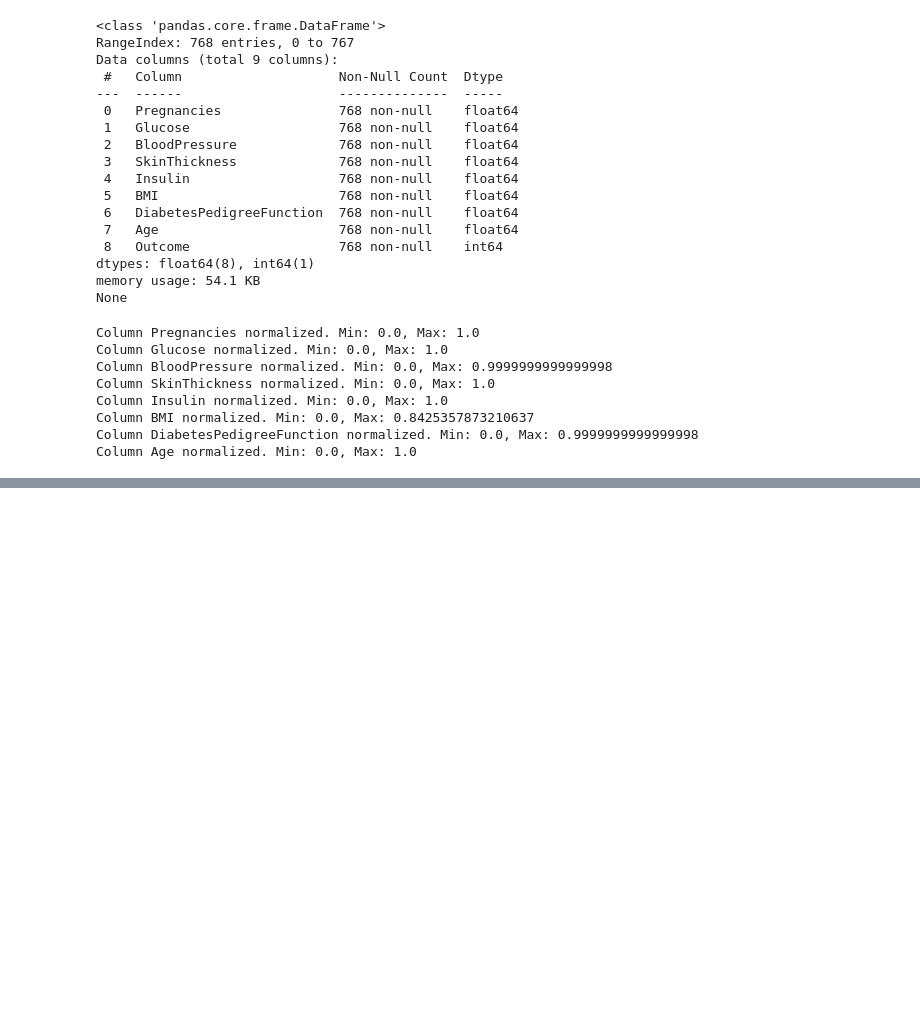
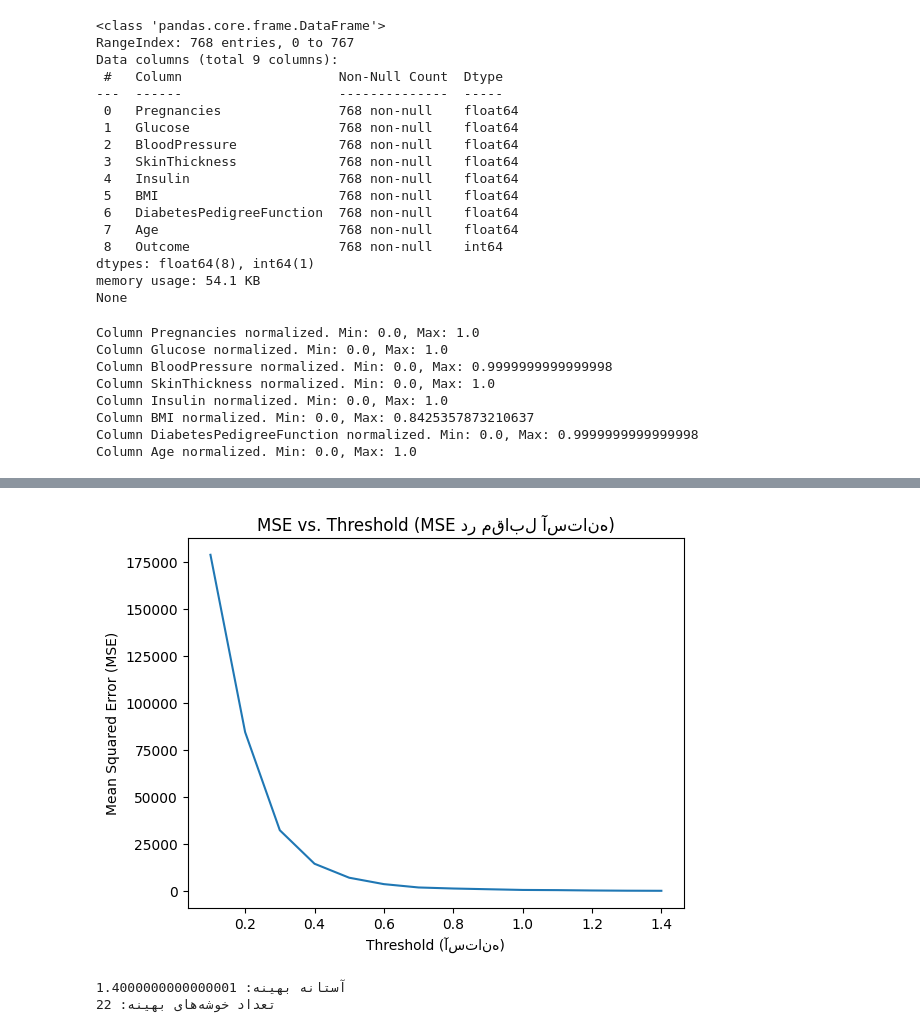
Before and after one commit to MahyadSaedpanah/ML---Pima-Indian-Diabetes, a Jupyter notebook: Clustering.ipynb, the cells around one changed output, grey strips where cells are left out. Saved outputs shown, nothing was run; the diff lists cells and outputs as text; code cells hidden in the pictures; blank space fills up the shorter version.

```diff
--- a/Clustering.ipynb
+++ b/Clustering.ipynb
@@ -64,0 +99,31 @@ distance_matrix = euclidean_distances(X)
+# %%
+# محاسبه MSE برای آستانه‌های مختلف برای ارزیابی کیفیت خوشه‌بندی
+# Calculate MSE for different thresholds to evaluate clustering quality
+mse_values = []
+thresholds = np.arange(0.1, 1.5, 0.1)
+
+for threshold in thresholds:
+    clusters = fcluster(linked, threshold, criterion='distance')
+    mse = mean_squared_error(df['Outcome'], clusters)
+    mse_values.append(mse)
+
+# نمایش نمودار MSE برای تعیین آستانه بهینه
+# Plot MSE vs. Threshold to determine optimal threshold
+plt.plot(thresholds, mse_values)
+plt.title('MSE vs. Threshold (MSE در مقابل آستانه)')
+plt.xlabel('Threshold (آستانه)')
+plt.ylabel('Mean Squared Error (MSE)')
+plt.show()
+# %% [output]
+[figure, added]
+# %%
+# تعیین آستانه و تعداد خوشه‌های بهینه بر اساس MSE
+# Determine optimal threshold and number of clusters based on MSE
+optimal_threshold = thresholds[np.argmin(mse_values)]
+optimal_clusters = len(np.unique(fcluster(linked, optimal_threshold, criterion='distance')))
+
+print(f"آستانه بهینه: {optimal_threshold}")
+print(f"تعداد خوشه‌های بهینه: {optimal_clusters}")
+# %% [output]
+آستانه بهینه: 1.4000000000000001
+تعداد خوشه‌های بهینه: 22
```
Also changed, not shown: parts of 8 cells of this notebook.
